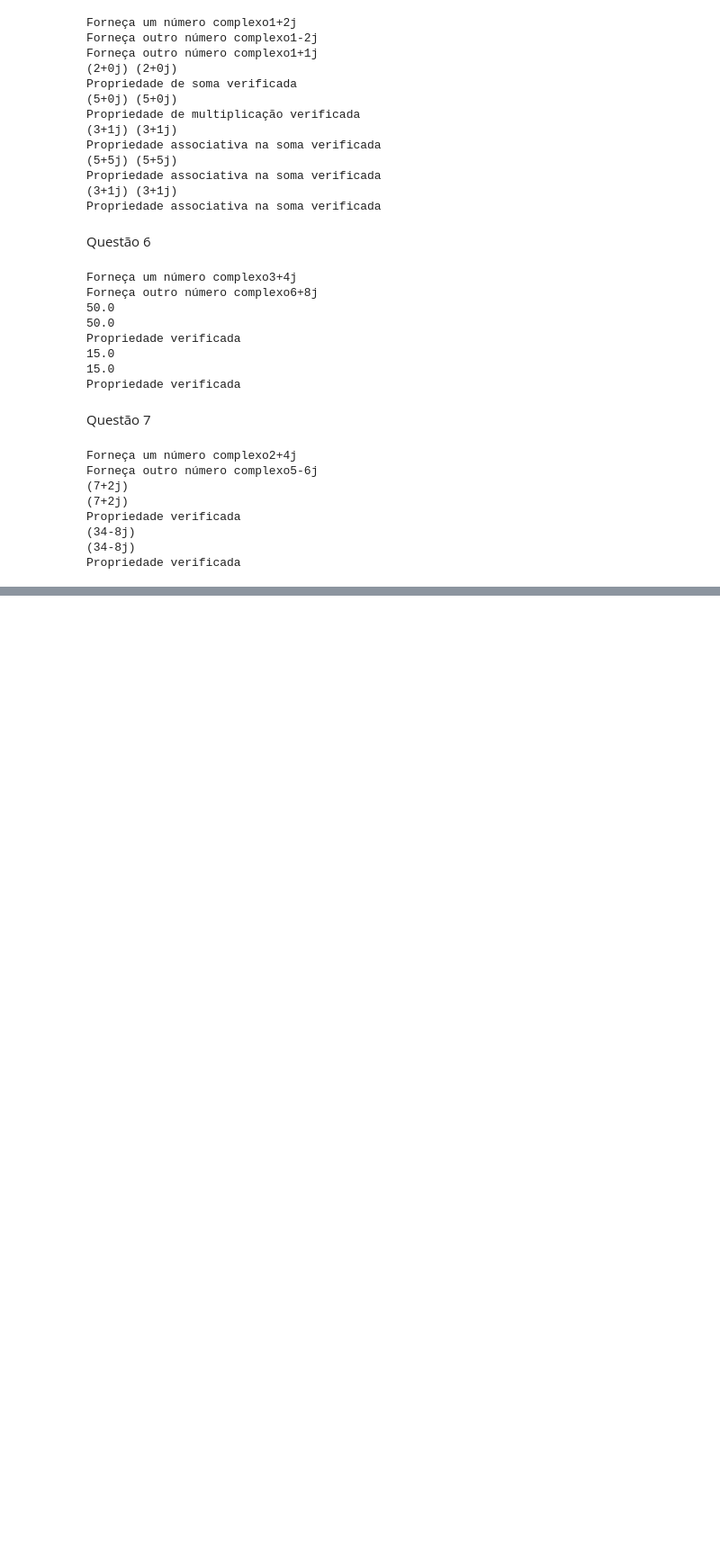
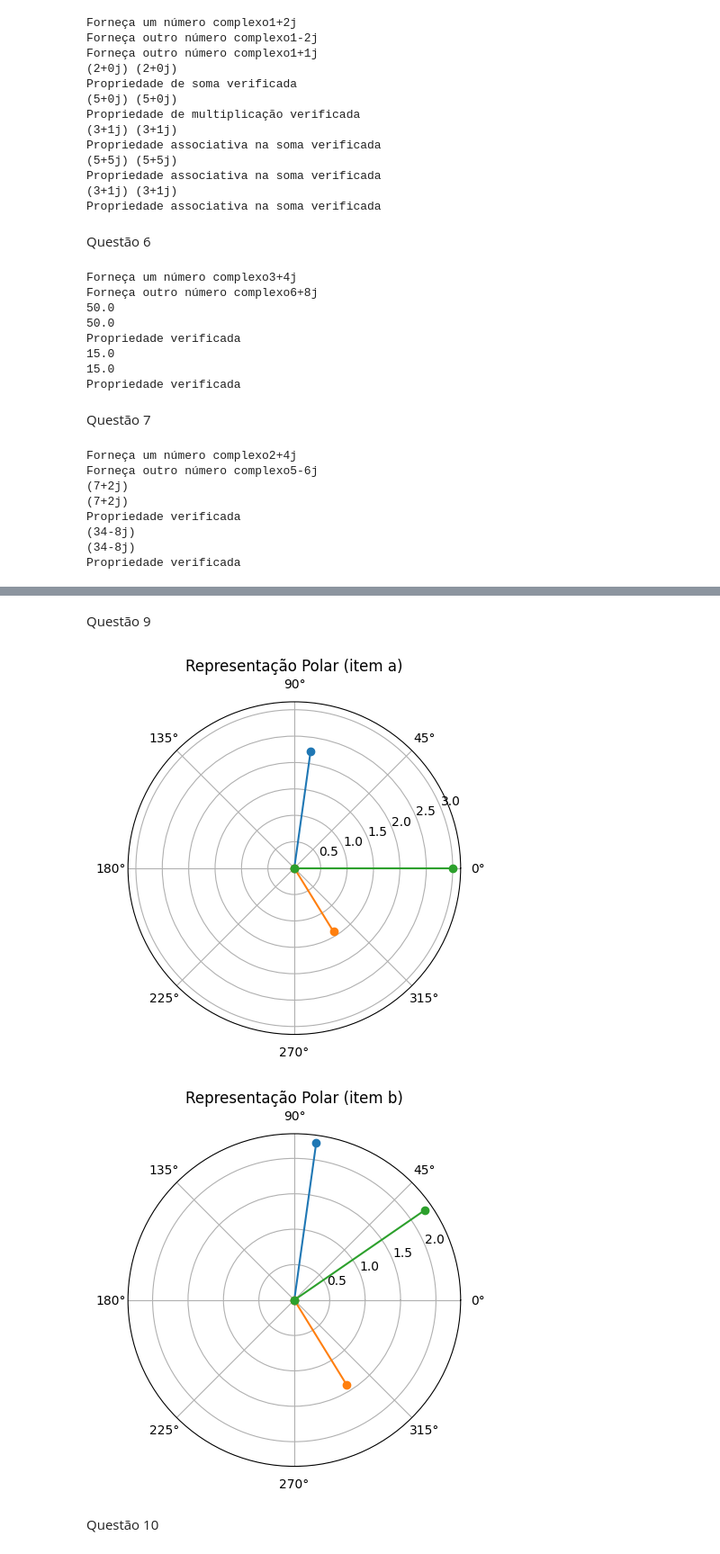
Before and after one commit to MilenaCaruba/ProgQuant, a Jupyter notebook: Untitled6.ipynb, the cells around one changed output, grey strips where cells are left out. Shown at 90% size. Cells and saved outputs as stored; diff of their text form; code cells hidden in the pictures; blank space fills up the shorter version.

```diff
--- a/Untitled6.ipynb
+++ b/Untitled6.ipynb
@@ -141,0 +176,37 @@ Propriedade verificada
+# %% [markdown]
+Questão 9
+# %%
+import numpy as np
+import matplotlib.pyplot as fig
+vetor1=complex(2,1)
+vetor2=complex(1,-1)
+vetor3= vetor1+vetor2
+vetor4= vetor1-vetor2
+r1=np.abs(vetor1)
+r2=np.abs(vetor2)
+r3=np.abs(vetor3)
+r4=np.abs(vetor4)
+theta1=np.angle(vetor1)*180/np.pi
+theta2=np.angle(vetor2)*180/np.pi
+theta3=np.angle(vetor3)*180/np.pi
+theta4=np.angle(vetor4)*180/np.pi
+
+#item a
+fig.polar([0, theta1], [0, r1], marker='o')
+fig.polar([0, theta2], [0, r2], marker='o')
+fig.polar([0, theta3], [0, r3], marker='o')
+fig.title('Representação Polar (item a)')
+fig.show()
+
+
+#itemb
+fig.polar([0, theta1], [0, r1], marker='o')
+fig.polar([0, theta2], [0, r2], marker='o')
+fig.polar([0, theta4], [0, r4], marker='o')
+fig.title('Representação Polar (item b)')
+fig.show()
+# %% [output]
+[figure, added]
+[figure, added]
+# %% [markdown]
+Questão 10
```
Also changed, not shown: parts of 22 cells of this notebook.
